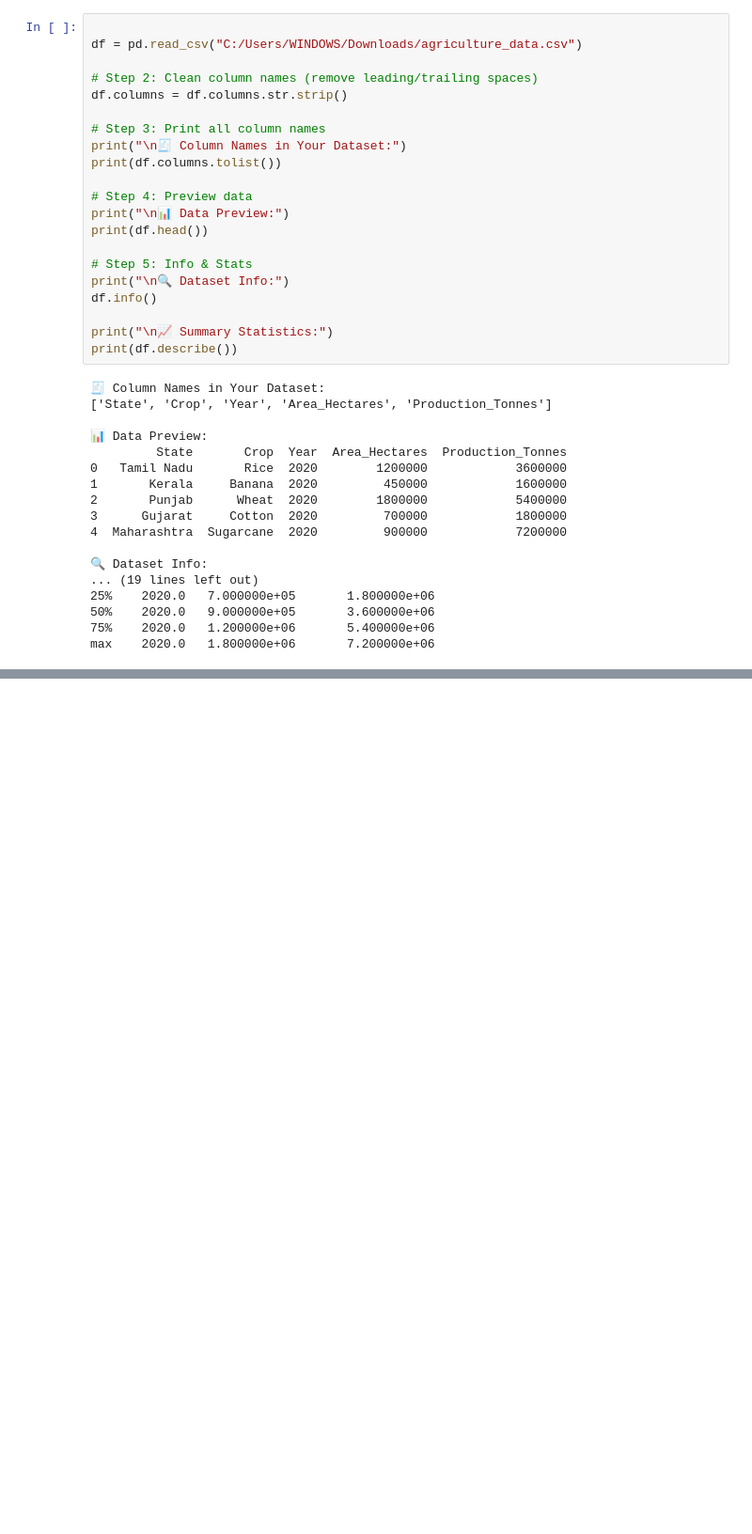
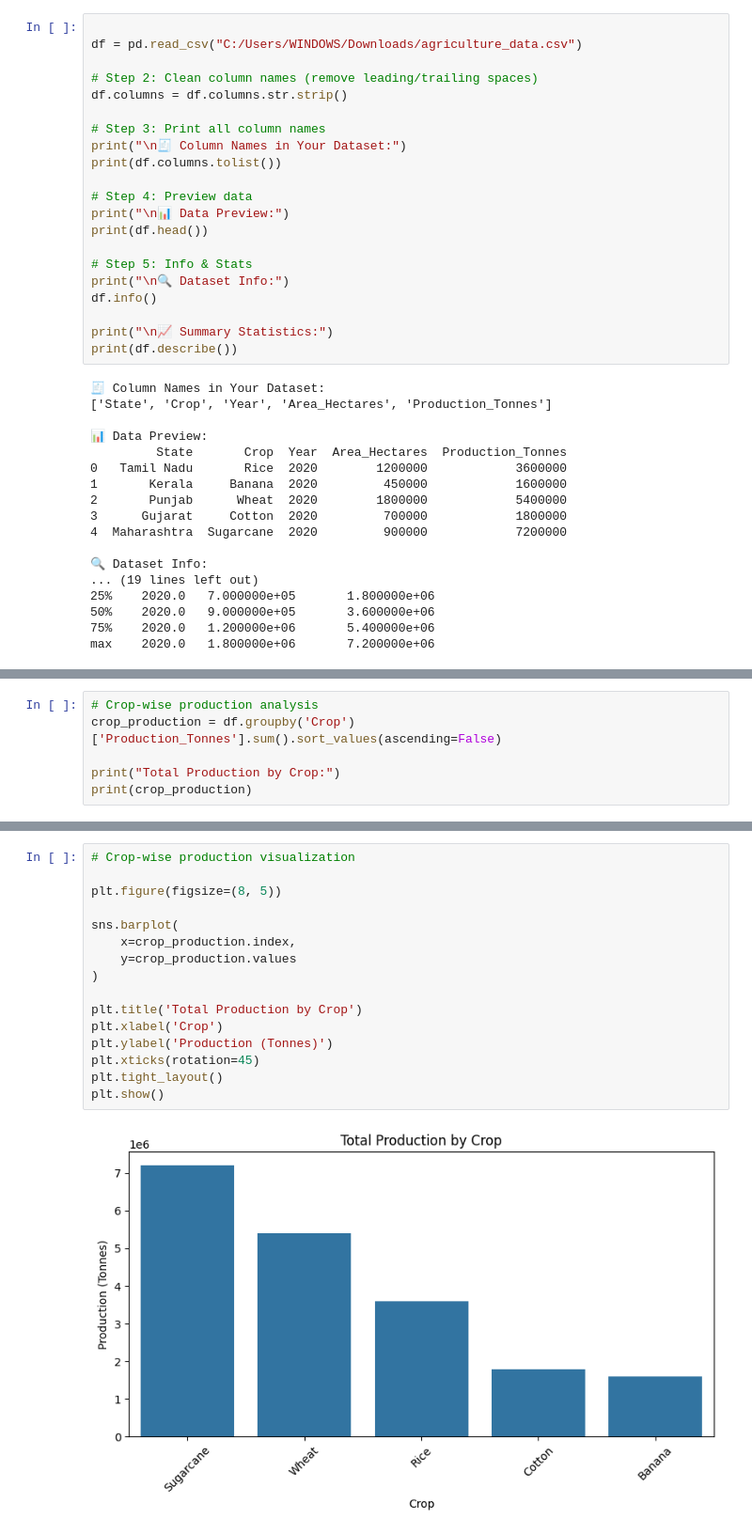
Before and after one commit to AnandapriyaAmarnath/ds_Agridata_explorer, a Jupyter notebook: agri_data_analysis.ipynb, the cells around one changed output, grey strips where cells are left out. Shown at 94% size. Drawn from its saved outputs; the diff is of its cells as text; blank space fills up the shorter version.

```diff
--- a/agri_data_analysis.ipynb
+++ b/agri_data_analysis.ipynb
@@ -175,0 +142,6 @@ IndexError: list index out of range
+# %%
+# Crop-wise production analysis
+crop_production = df.groupby('Crop')['Production_Tonnes'].sum().sort_values(ascending=False)
+
+print("Total Production by Crop:")
+print(crop_production)
@@ -175,0 +203,18 @@ IndexError: list index out of range
+# %%
+# Crop-wise production visualization
+
+plt.figure(figsize=(8, 5))
+
+sns.barplot(
+    x=crop_production.index,
+    y=crop_production.values
+)
+
+plt.title('Total Production by Crop')
+plt.xlabel('Crop')
+plt.ylabel('Production (Tonnes)')
+plt.xticks(rotation=45)
+plt.tight_layout()
+plt.show()
+# %% [output]
+[figure, added]
```
Also changed, not shown: parts of 15 cells of this notebook.
